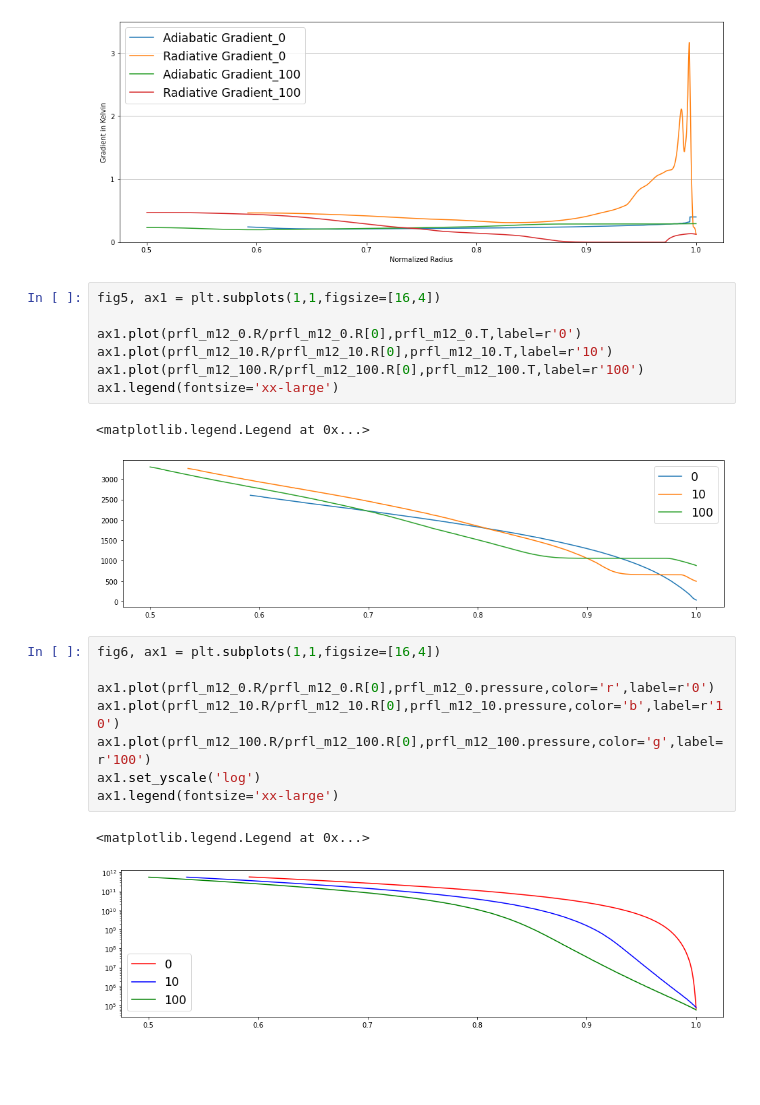
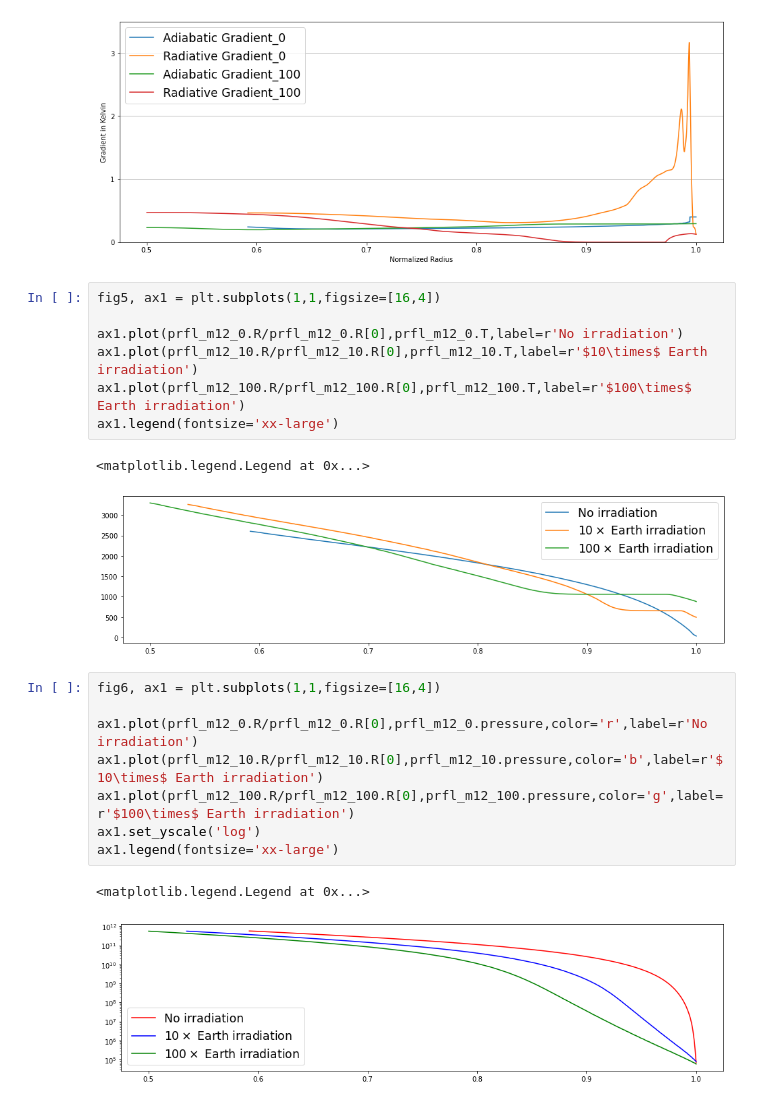
Before and after one commit to johnkou97/Exoplanet_project, a Jupyter notebook: Untitled.ipynb, the cells around one changed output. Drawn from its saved outputs; the diff is of its cells as text; blank space fills up the shorter version.

```diff
--- a/Untitled.ipynb
+++ b/Untitled.ipynb
@@ -436,22 +436,22 @@ plt.show()
 # %%
 fig5, ax1 = plt.subplots(1,1,figsize=[16,4])
 
-ax1.plot(prfl_m12_0.R/prfl_m12_0.R[0],prfl_m12_0.T,label=r'0')
-ax1.plot(prfl_m12_10.R/prfl_m12_10.R[0],prfl_m12_10.T,label=r'10')
-ax1.plot(prfl_m12_100.R/prfl_m12_100.R[0],prfl_m12_100.T,label=r'100')
+ax1.plot(prfl_m12_0.R/prfl_m12_0.R[0],prfl_m12_0.T,label=r'No irradiation')
+ax1.plot(prfl_m12_10.R/prfl_m12_10.R[0],prfl_m12_10.T,label=r'$10\times$ Earth irradiation')
+ax1.plot(prfl_m12_100.R/prfl_m12_100.R[0],prfl_m12_100.T,label=r'$100\times$ Earth irradiation')
 ax1.legend(fontsize='xx-large')
 # %% [output]
 <matplotlib.legend.Legend at 0x...>
-[figure, old version]
+[figure, new version]
 # %%
 fig6, ax1 = plt.subplots(1,1,figsize=[16,4])
 
-ax1.plot(prfl_m12_0.R/prfl_m12_0.R[0],prfl_m12_0.pressure,color='r',label=r'0')
-ax1.plot(prfl_m12_10.R/prfl_m12_10.R[0],prfl_m12_10.pressure,color='b',label=r'10')
-ax1.plot(prfl_m12_100.R/prfl_m12_100.R[0],prfl_m12_100.pressure,color='g',label=r'100')
+ax1.plot(prfl_m12_0.R/prfl_m12_0.R[0],prfl_m12_0.pressure,color='r',label=r'No irradiation')
+ax1.plot(prfl_m12_10.R/prfl_m12_10.R[0],prfl_m12_10.pressure,color='b',label=r'$10\times$ Earth irradiation')
+ax1.plot(prfl_m12_100.R/prfl_m12_100.R[0],prfl_m12_100.pressure,color='g',label=r'$100\times$ Earth irradiation')
 ax1.set_yscale('log')
 ax1.legend(fontsize='xx-large')
 # %% [output]
 <matplotlib.legend.Legend at 0x...>
-[figure, old version]
+[figure, new version]
 # %%
```
Also changed, not shown: parts of 4 cells of this notebook.
